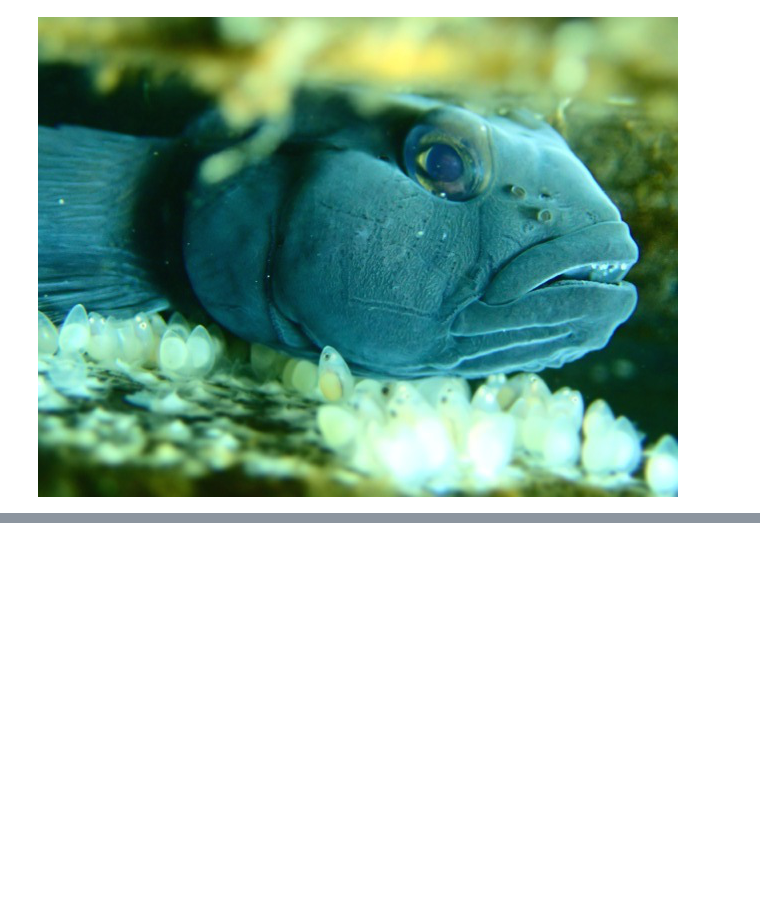
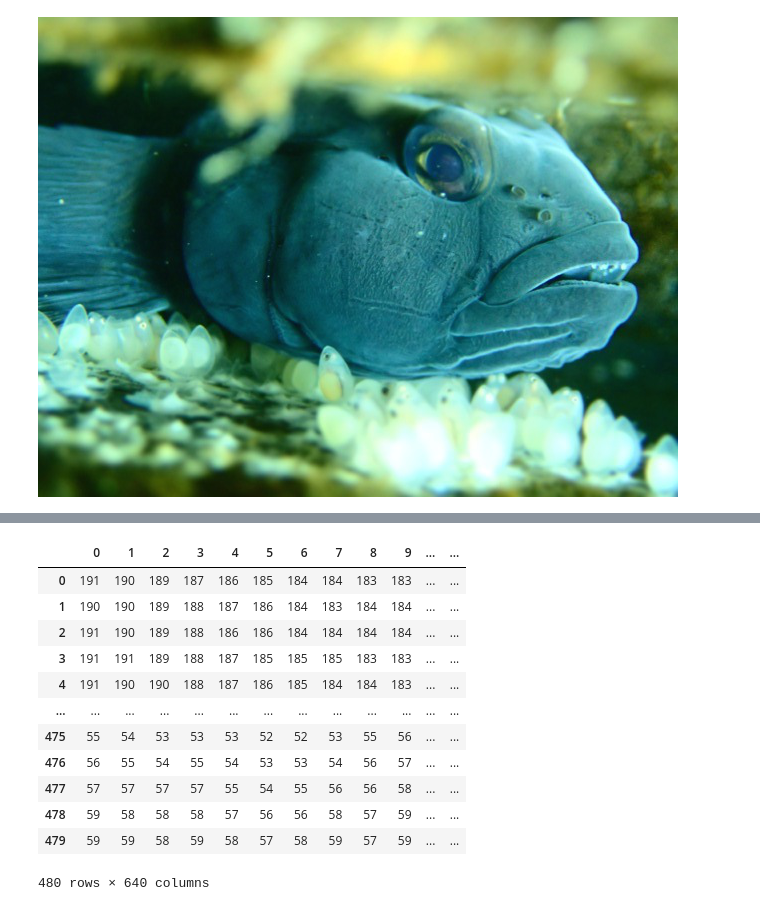
Before and after one commit to podrazque/image-rgb-clustering, a Jupyter notebook: Image-Clustering.ipynb, the cells around one changed output, grey strips where cells are left out. Saved outputs shown, nothing was run; the diff lists cells and outputs as text; code cells hidden in the pictures; blank space fills up the shorter version.

```diff
--- a/Image-Clustering.ipynb
+++ b/Image-Clustering.ipynb
@@ -42,3 +71,27 @@ working_image
+# %%
+## Write your code to create the data here
+def rgb_extract(image):
+    rgb = []
+    for i in range(3):
+        rgb.append(image.apply(lambda x: [y[i] for y in x]))
+    return rgb
+# %%
+rgb_matrix_list = rgb_extract(r)
+rgb_matrix_list[1]
+# %% [output]
+|  | 0 | 1 | 2 | 3 | 4 | 5 | 6 | 7 | 8 | 9 | ... | ... |
+| 0 | 191 | 190 | 189 | 187 | 186 | 185 | 184 | 184 | 183 | 183 | ... | ... |
+| 1 | 190 | 190 | 189 | 188 | 187 | 186 | 184 | 183 | 184 | 184 | ... | ... |
+| 2 | 191 | 190 | 189 | 188 | 186 | 186 | 184 | 184 | 184 | 184 | ... | ... |
+| 3 | 191 | 191 | 189 | 188 | 187 | 185 | 185 | 185 | 183 | 183 | ... | ... |
+| 4 | 191 | 190 | 190 | 188 | 187 | 186 | 185 | 184 | 184 | 183 | ... | ... |
+| ... | ... | ... | ... | ... | ... | ... | ... | ... | ... | ... | ... | ... |
+| 475 | 55 | 54 | 53 | 53 | 53 | 52 | 52 | 53 | 55 | 56 | ... | ... |
+| 476 | 56 | 55 | 54 | 55 | 54 | 53 | 53 | 54 | 56 | 57 | ... | ... |
+| 477 | 57 | 57 | 57 | 57 | 55 | 54 | 55 | 56 | 56 | 58 | ... | ... |
+| 478 | 59 | 58 | 58 | 58 | 57 | 56 | 56 | 58 | 57 | 59 | ... | ... |
+| 479 | 59 | 59 | 58 | 59 | 58 | 57 | 58 | 59 | 57 | 59 | ... | ... |
+480 rows × 640 columns
 # %%
 k=20 #number of clusters
 cols=3 # R,G,B
```
Also changed, not shown: parts of 4 cells of this notebook.
